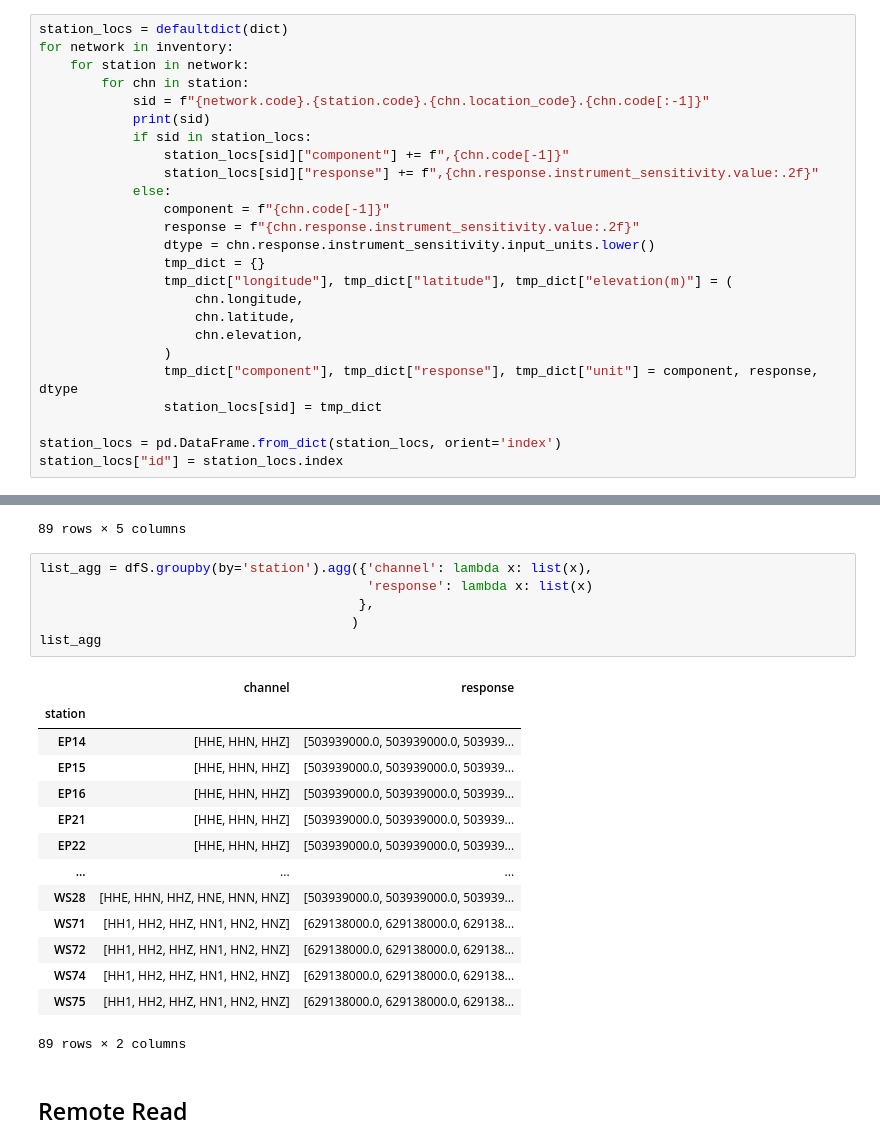
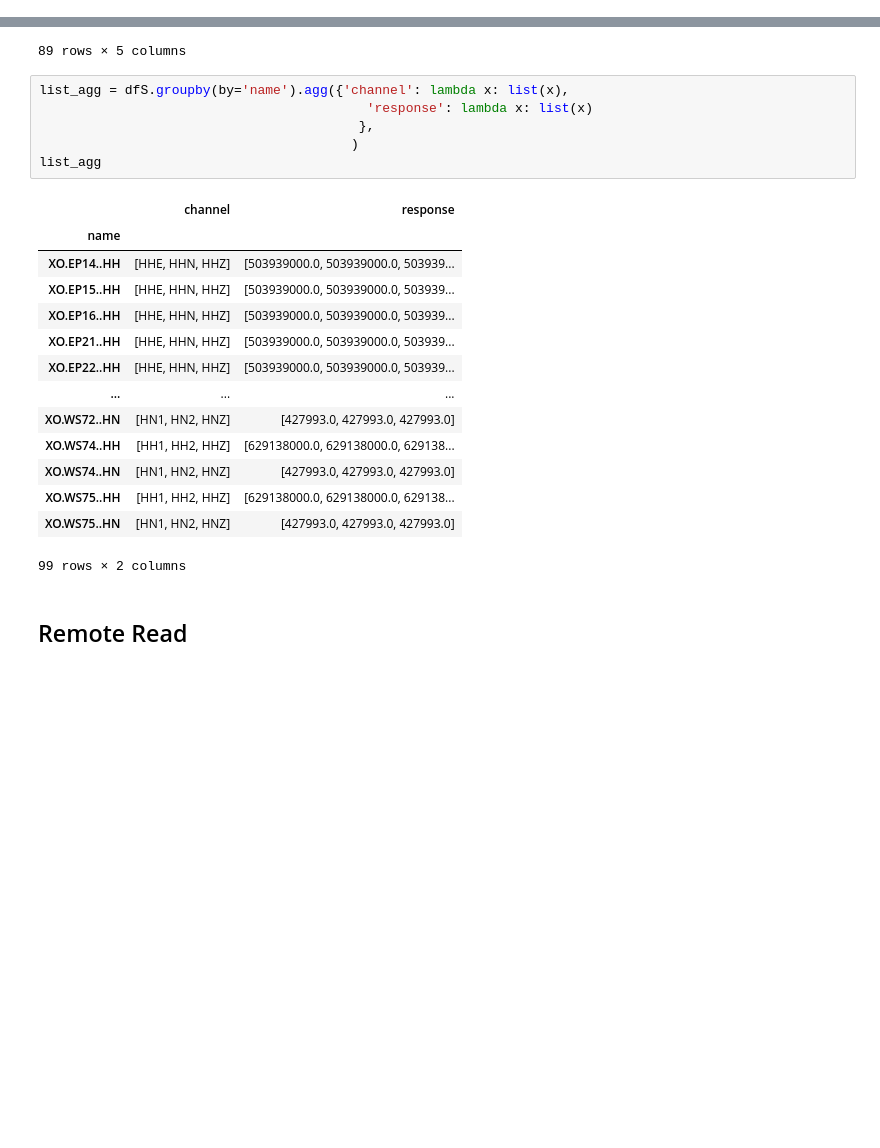
Before and after one commit to scottyhq/quakeflow-examples, a Jupyter notebook: inventory-parquet.ipynb, the cells around one changed output, grey strips where cells are left out. Cells and saved outputs as stored; diff of their text form; blank space fills up the shorter version.

```diff
--- a/inventory-parquet.ipynb
+++ b/inventory-parquet.ipynb
@@ -297,28 +297,3 @@ dfS
 | 297 | XO | WS75 |  | HN2 | XO.WS75..HN2 | 54.17963 | -160.256908 | -1108.9 | 0.0 | 0.0 | ... |
 | 298 | XO | WS75 |  | HNZ | XO.WS75..HNZ | 54.17963 | -160.256908 | -1108.9 | 0.0 | 0.0 | ... |
 299 rows × 14 columns
-# %%
-station_locs = defaultdict(dict)
-for network in inventory:
-    for station in network:
-        for chn in station:
-            sid = f"{network.code}.{station.code}.{chn.location_code}.{chn.code[:-1]}"
-            print(sid)
-            if sid in station_locs:
-                station_locs[sid]["component"] += f",{chn.code[-1]}"
-                station_locs[sid]["response"] += f",{chn.response.instrument_sensitivity.value:.2f}"
-            else:
-                component = f"{chn.code[-1]}"
-                response = f"{chn.response.instrument_sensitivity.value:.2f}"
-                dtype = chn.response.instrument_sensitivity.input_units.lower()
-                tmp_dict = {}
-                tmp_dict["longitude"], tmp_dict["latitude"], tmp_dict["elevation(m)"] = (
-                    chn.longitude,
-                    chn.latitude,
-                    chn.elevation,
-                )
-                tmp_dict["component"], tmp_dict["response"], tmp_dict["unit"] = component, response, dtype
-                station_locs[sid] = tmp_dict
-
-station_locs = pd.DataFrame.from_dict(station_locs, orient='index')
-station_locs["id"] = station_locs.index
@@ -423,26 +396,26 @@ dfS.groupby('station')[columns].first()
 | WS75 | -160.256908 | 54.179630 | -1108.9 | XO | 100.0 |
 89 rows × 5 columns
 # %%
-list_agg = dfS.groupby(by='station').agg({'channel': lambda x: list(x),
+list_agg = dfS.groupby(by='name').agg({'channel': lambda x: list(x),
                                           'response': lambda x: list(x)
                                          },
                                         )
 list_agg
 # %% [output]
 |  | channel | response |
-| station |  |  |
-| EP14 | [HHE, HHN, HHZ] | [503939000.0, 503939000.0, 503939... |
-| EP15 | [HHE, HHN, HHZ] | [503939000.0, 503939000.0, 503939... |
-| EP16 | [HHE, HHN, HHZ] | [503939000.0, 503939000.0, 503939... |
-| EP21 | [HHE, HHN, HHZ] | [503939000.0, 503939000.0, 503939... |
-| EP22 | [HHE, HHN, HHZ] | [503939000.0, 503939000.0, 503939... |
+| name |  |  |
+| XO.EP14..HH | [HHE, HHN, HHZ] | [503939000.0, 503939000.0, 503939... |
+| XO.EP15..HH | [HHE, HHN, HHZ] | [503939000.0, 503939000.0, 503939... |
+| XO.EP16..HH | [HHE, HHN, HHZ] | [503939000.0, 503939000.0, 503939... |
+| XO.EP21..HH | [HHE, HHN, HHZ] | [503939000.0, 503939000.0, 503939... |
+| XO.EP22..HH | [HHE, HHN, HHZ] | [503939000.0, 503939000.0, 503939... |
 | ... | ... | ... |
-| WS28 | [HHE, HHN, HHZ, HNE, HNN, HNZ] | [503939000.0, 503939000.0, 503939... |
-| WS71 | [HH1, HH2, HHZ, HN1, HN2, HNZ] | [629138000.0, 629138000.0, 629138... |
-| WS72 | [HH1, HH2, HHZ, HN1, HN2, HNZ] | [629138000.0, 629138000.0, 629138... |
-| WS74 | [HH1, HH2, HHZ, HN1, HN2, HNZ] | [629138000.0, 629138000.0, 629138... |
-| WS75 | [HH1, HH2, HHZ, HN1, HN2, HNZ] | [629138000.0, 629138000.0, 629138... |
+| XO.WS72..HN | [HN1, HN2, HNZ] | [427993.0, 427993.0, 427993.0] |
+| XO.WS74..HH | [HH1, HH2, HHZ] | [629138000.0, 629138000.0, 629138... |
+| XO.WS74..HN | [HN1, HN2, HNZ] | [427993.0, 427993.0, 427993.0] |
+| XO.WS75..HH | [HH1, HH2, HHZ] | [629138000.0, 629138000.0, 629138... |
+| XO.WS75..HN | [HN1, HN2, HNZ] | [427993.0, 427993.0, 427993.0] |
-89 rows × 2 columns
+99 rows × 2 columns
 # %% [markdown]
 ## Remote Read
 # %%
```
Also changed, not shown: parts of 1 cell of this notebook, 2 other files.
